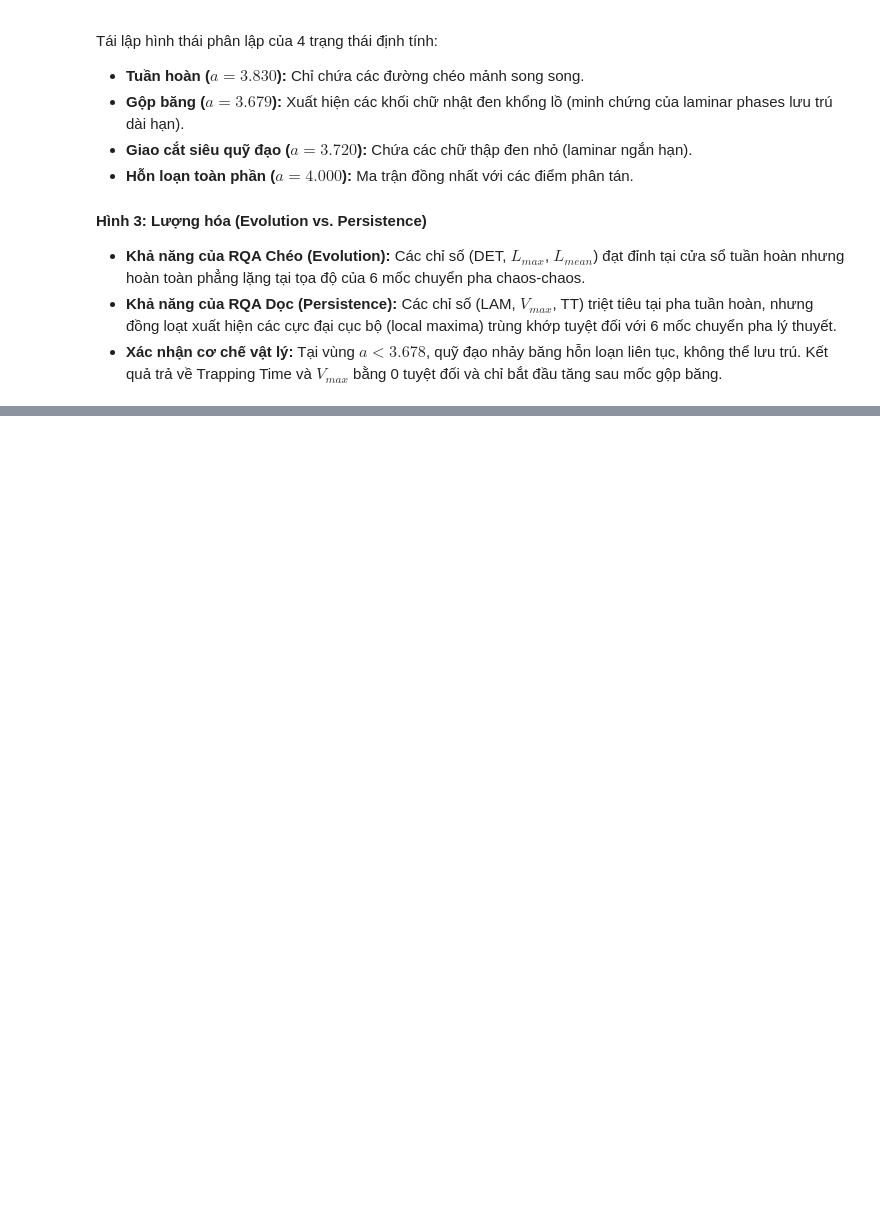
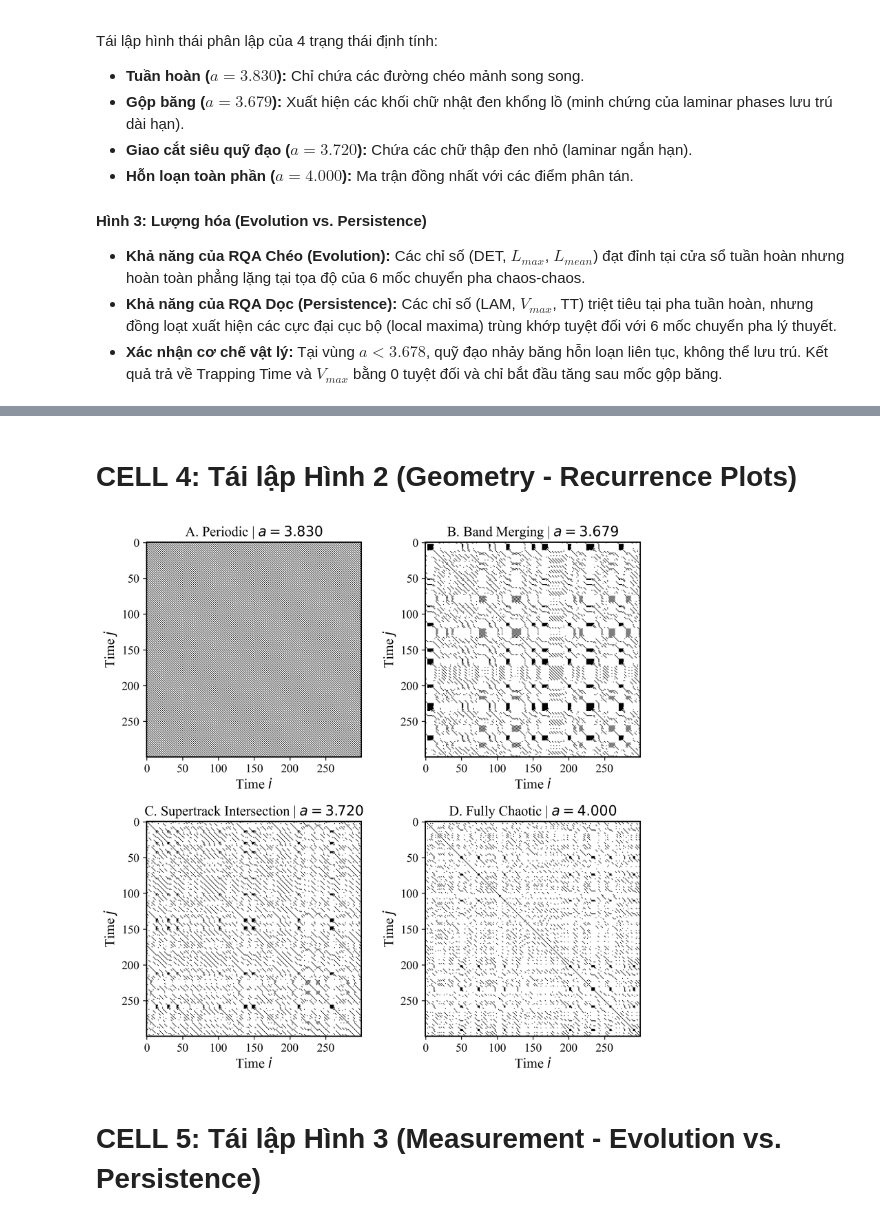
Before and after one commit to Vutu2003/Nonlinear-Time-Series-Analysis, a Jupyter notebook: paper_replications/Marwann_2002_Recurrence_Plot_with_Vertical_Lines.ipynb, the cells around one changed output, grey strips where cells are left out. Cells and saved outputs as stored; diff of their text form; code cells hidden in the pictures; blank space fills up the shorter version.

```diff
--- a/paper_replications/Marwann_2002_Recurrence_Plot_with_Vertical_Lines.ipynb
+++ b/paper_replications/Marwann_2002_Recurrence_Plot_with_Vertical_Lines.ipynb
@@ -45,0 +171,60 @@ Tái lập hình thái phân lập của 4 trạng thái định tính:
+# %% [markdown]
+# CELL 4: Tái lập Hình 2 (Geometry - Recurrence Plots)
+# %%
+# Import các hàm core độc lập để lấy trực tiếp ma trận R
+from core_ntsa.rqa2002 import (
+    reconstruct_phase_space,
+    compute_distance_matrix,
+    compute_recurrence_matrix
+)
+
+# Khởi tạo 4 trạng thái định tính đặc trưng (chuẩn hóa English titles theo paper)
+states = [
+    {"a": 3.830, "title": "A. Periodic"},
+    {"a": 3.679, "title": "B. Band Merging"},
+    {"a": 3.720, "title": "C. Supertrack Intersection"},
+    {"a": 4.000, "title": "D. Fully Chaotic"}
+]
+
+# Cấu hình nhúng (Spatial Filter cho hiển thị trực quan)
+m_geom = 3
+tau_geom = 1
+
+fig, axes = plt.subplots(2, 2, figsize=(8, 8))
+axes = axes.flatten()
+
+for i, state in enumerate(states):
+    a = state["a"]
+
+    # 1. Sinh tín hiệu
+    signal = generate_logistic_map(a)
+
+    # 2. Nhúng không gian pha 3D
+    X = reconstruct_phase_space(signal, m_geom, tau_geom)
+
+    # 3. Tính ma trận khoảng cách
+    D = compute_distance_matrix(X)
+
+    # 4. Tính ngưỡng epsilon (10% đường kính của attractor)
+    # Compute the phase-space diameter directly from D to follow the geometric definition.
+    epsilon = 0.1 * np.max(D)
+
+    # 5. Dựng ma trận RP
+    R = compute_recurrence_matrix(D, epsilon)
+
+    # 6. Trực quan hóa
+    # Plot 300x300 điểm đầu tiên để hiển thị rõ các cấu trúc vi mô hình học
+    R_viz = R[:300, :300]
+
+    # Sử dụng cmap='binary' và origin='upper' theo chuẩn hiển thị RP, interpolation='none' chống mờ
+    axes[i].imshow(R_viz, cmap='binary', origin='upper', interpolation='none')
+    axes[i].set_title(f"{state['title']} | $a = {a:.3f}$")
+    axes[i].set_xlabel("Time $i$")
+    axes[i].set_ylabel("Time $j$")
+
+plt.tight_layout()
+plt.show()
+# %% [output]
+[figure, added]
+# %% [markdown]
+# CELL 5: Tái lập Hình 3 (Measurement - Evolution vs. Persistence)
```
Also changed, not shown: parts of 8 cells of this notebook.
